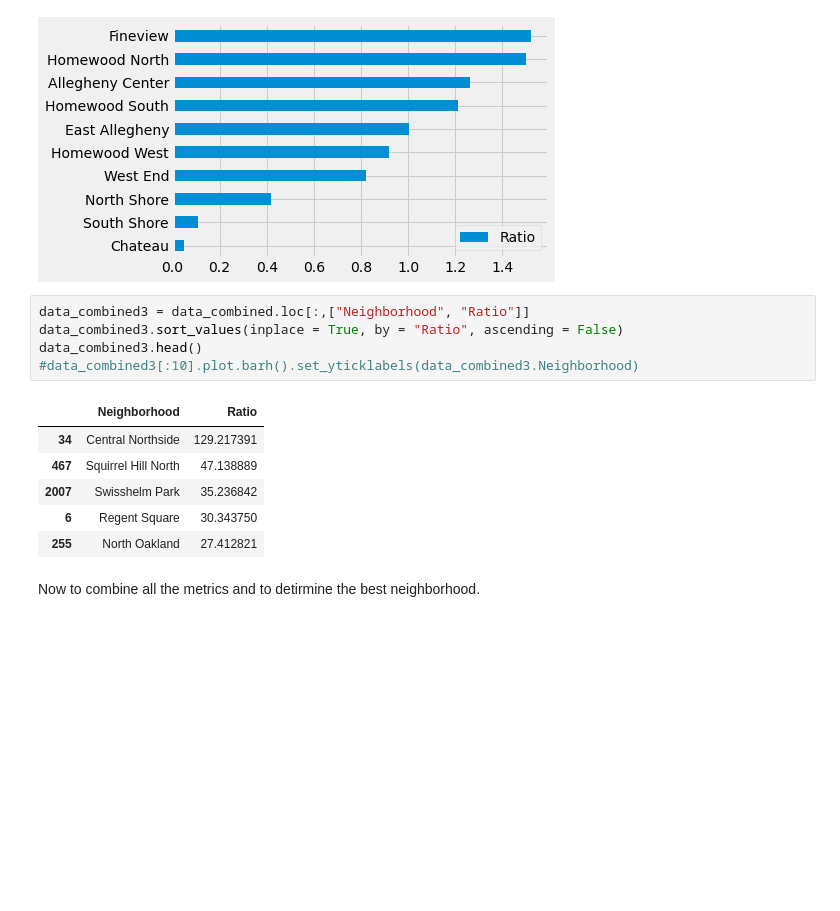
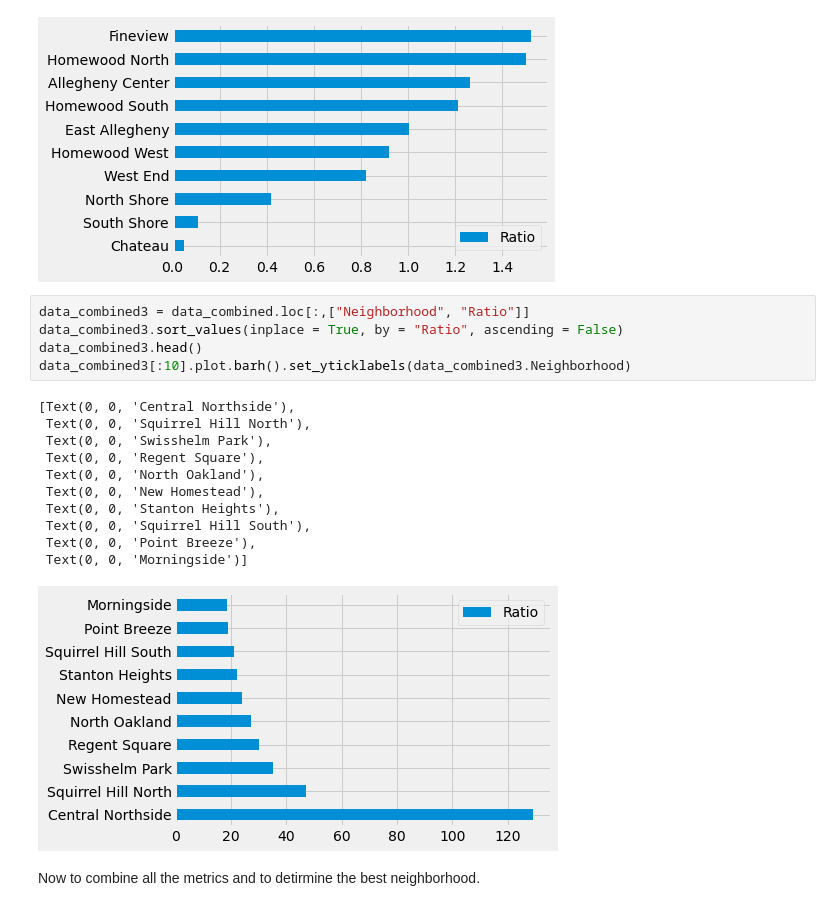
Before and after one commit to MattBartie/Harry-and-Matty-Final, a Jupyter notebook: MainCode.ipynb, the cells around one changed output. Saved outputs shown, nothing was run; the diff lists cells and outputs as text; blank space fills up the shorter version.

```diff
--- a/MainCode.ipynb
+++ b/MainCode.ipynb
@@ -281,15 +281,20 @@ data_combined3[:10].plot.barh().set_yticklabels(data_combined3.Neighborhood)
 # %%
 data_combined3 = data_combined.loc[:,["Neighborhood", "Ratio"]]
 data_combined3.sort_values(inplace = True, by = "Ratio", ascending = False)
 data_combined3.head()
-#data_combined3[:10].plot.barh().set_yticklabels(data_combined3.Neighborhood)
+data_combined3[:10].plot.barh().set_yticklabels(data_combined3.Neighborhood)
 # %% [output]
-|  | Neighborhood | Ratio |
-| 34 | Central Northside | 129.217391 |
-| 467 | Squirrel Hill North | 47.138889 |
-| 2007 | Swisshelm Park | 35.236842 |
-| 6 | Regent Square | 30.343750 |
-| 255 | North Oakland | 27.412821 |
+[Text(0, 0, 'Central Northside'),
+ Text(0, 0, 'Squirrel Hill North'),
+ Text(0, 0, 'Swisshelm Park'),
+ Text(0, 0, 'Regent Square'),
+ Text(0, 0, 'North Oakland'),
+ Text(0, 0, 'New Homestead'),
+ Text(0, 0, 'Stanton Heights'),
+ Text(0, 0, 'Squirrel Hill South'),
+ Text(0, 0, 'Point Breeze'),
+ Text(0, 0, 'Morningside')]
+[figure, added]
 # %% [markdown]
 Now to combine all the metrics and to detirmine the best neighborhood.
 # %%
```
